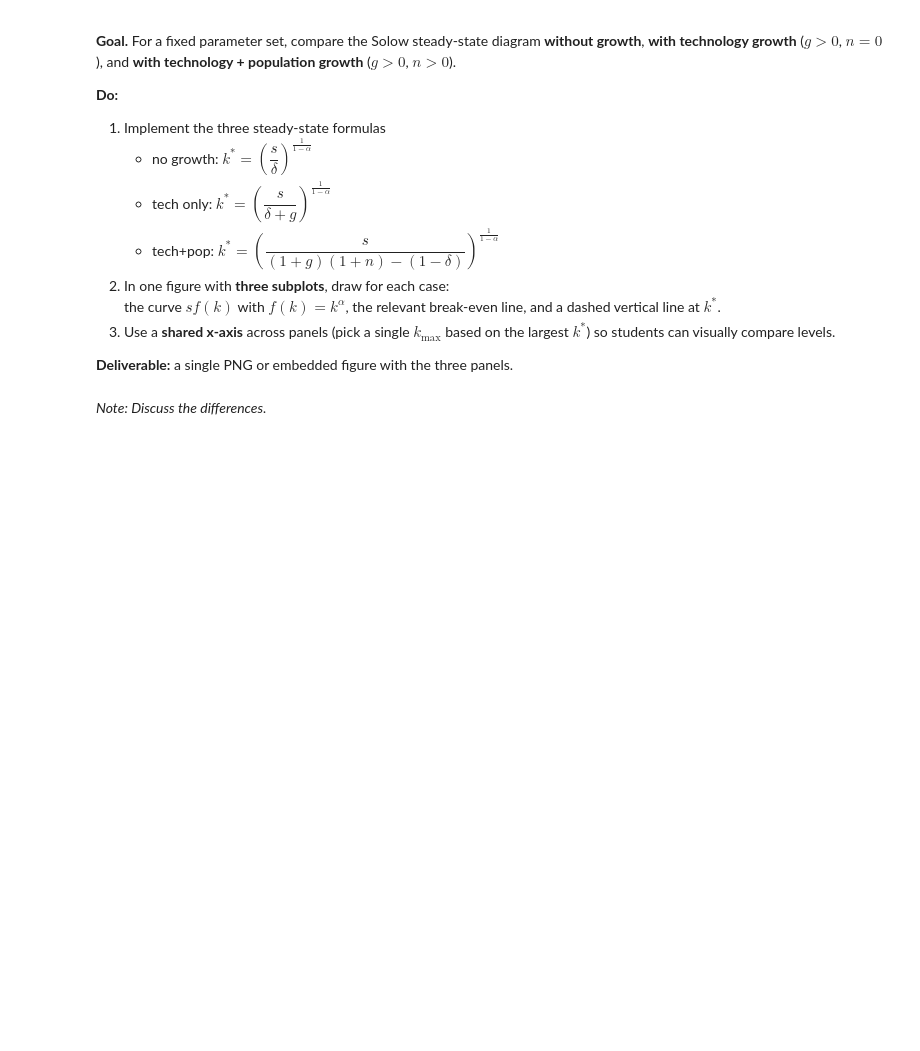
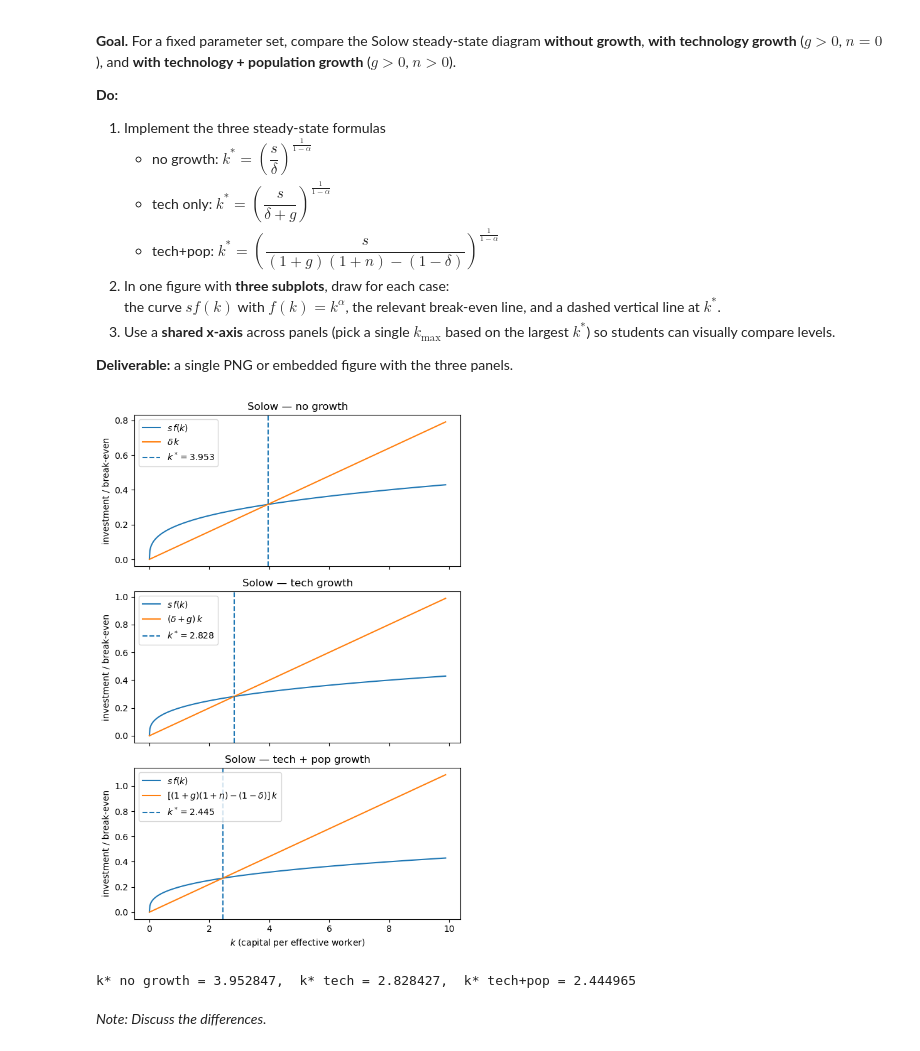
Before and after one commit to mhl687/ProgEcon-exercises, a Jupyter notebook: Problem_set_5_Solow/Problem_Set_5_Solow.ipynb, the cells around one changed output. Drawn from its saved outputs; the diff is of its cells as text; code cells hidden in the pictures; blank space fills up the shorter version.

```diff
--- a/Problem_set_5_Solow/Problem_Set_5_Solow.ipynb
+++ b/Problem_set_5_Solow/Problem_Set_5_Solow.ipynb
@@ -231,8 +273,66 @@ _ = runpy.run_module("A3_2", run_name="__main__");  # no big dict printed
 
 **Deliverable:** a single PNG or embedded figure with the three panels.
 # %%
-import runpy #
-_ = runpy.run_module("A4", run_name="__main__");  # no big dict printed
+
+
+import numpy as np
+import matplotlib.pyplot as plt
+from A1 import f
+from A2_1 import k_star_with_g
+from A3_1 import k_star_gn
+
+# --- parameters (edit as desired) -------------------------------------------
+alpha = 1/3
+s     = 0.20
+delta = 0.08
+g     = 0.02
+n     = 0.01
+
+# --- compute steady states and choose common grid ---------------------------
+k_ng  = k_star_no_growth(alpha, s, delta)
+k_g   = k_star_with_g(alpha, s, delta, g)
+k_gn  = k_star_gn(alpha, s, delta, g, n)
+
+kmax  = max(4.0, 2.5*max(k_ng, k_g, k_gn))
+kgrid = np.linspace(1e-6, kmax, 600)
+invest = s * f(kgrid, alpha)  # same across panels
+
+# --- plotting ---------------------------------------------------------------
+fig, axes = plt.subplots(3, 1, figsize=(6, 9), sharex=True)
+
+# (1) no growth
+axes[0].plot(kgrid, invest, label=r"$s\,f(k)$")
+axes[0].plot(kgrid, delta * kgrid, label=r"$\delta\,k$")
+axes[0].axvline(k_ng, ls="--", label=fr"$k^*={k_ng:.3f}$")
+axes[0].set_title("Solow — no growth")
+axes[0].set_ylabel("investment / break-even")
+axes[0].legend(loc="best")
+
+# (2) tech only
+axes[1].plot(kgrid, invest, label=r"$s\,f(k)$")
+axes[1].plot(kgrid, (delta + g) * kgrid, label=r"$(\delta+g)\,k$")
+axes[1].axvline(k_g, ls="--", label=fr"$k^*={k_g:.3f}$")
+axes[1].set_title("Solow — tech growth")
+axes[1].set_ylabel("investment / break-even")
+axes[1].legend(loc="best")
+
+# (3) tech + population
+be_gn = ((1 + g)*(1 + n) - (1 - delta)) * kgrid
+axes[2].plot(kgrid, invest, label=r"$s\,f(k)$")
+axes[2].plot(kgrid, be_gn, label=r"$[(1+g)(1+n)-(1-\delta)]\,k$")
+axes[2].axvline(k_gn, ls="--", label=fr"$k^*={k_gn:.3f}$")
+axes[2].set_title("Solow — tech + pop growth")
+axes[2].set_xlabel(r"$k$ (capital per effective worker)")
+axes[2].set_ylabel("investment / break-even")
+axes[2].legend(loc="best")
+
+fig.tight_layout()
+plt.show()
+
+print(f"k* no growth = {k_ng:.6f},  k* tech = {k_g:.6f},  k* tech+pop = {k_gn:.6f}")
+# %% [output]
+[figure, added]
+k* no growth = 3.952847,  k* tech = 2.828427,  k* tech+pop = 2.444965
 # %% [markdown]
 _Note: Discuss the differences._
 # %% [markdown]
```
Also changed, not shown: parts of 6 cells of this notebook.
